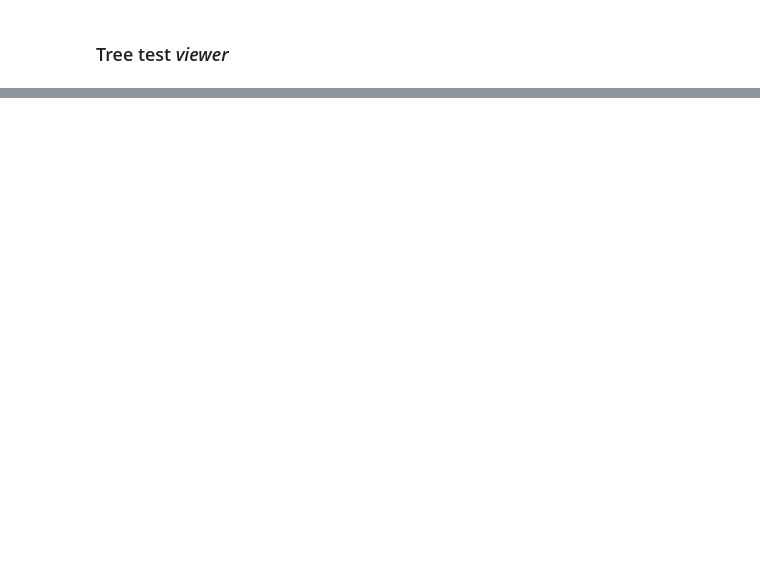
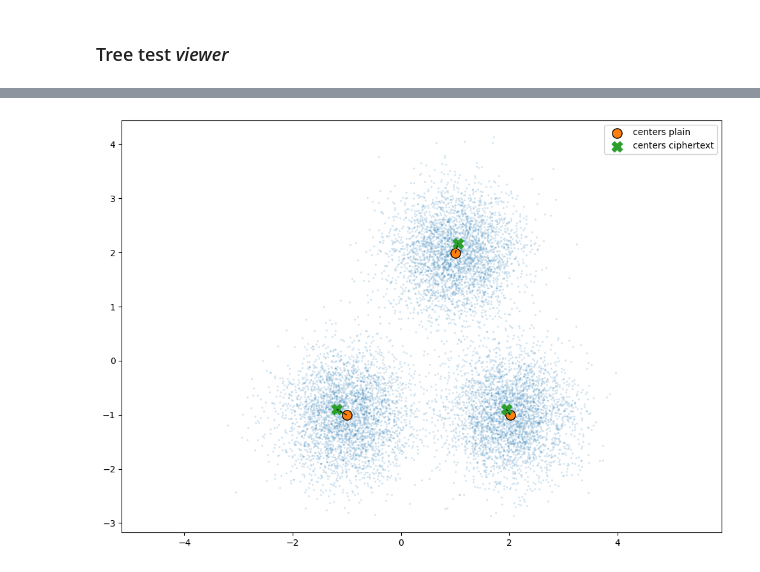
Before and after one commit to davidecerutti/HashComb, a Jupyter notebook: Hash-Comb-Python/hashcomb.ipynb, the cells around one changed output, grey strips where cells are left out. Saved outputs shown, nothing was run; the diff lists cells and outputs as text; code cells hidden in the pictures; blank space fills up the shorter version.

```diff
--- a/Hash-Comb-Python/hashcomb.ipynb
+++ b/Hash-Comb-Python/hashcomb.ipynb
@@ -273,0 +480,15 @@ plot_tree_levels(t.root, highlight_path=path_for_value(t.root, value),
+# %%
+kmeansPlain = KMeans(n_clusters=k, n_init="auto", random_state=0).fit(X)
+labelsPlain = kmeansPlain.labels_
+centersPlain = kmeansPlain.cluster_centers_
+
+plt.figure(figsize=(10, 7))
+colors = cycle('bgrclen(orderY)kbgrclen(orderY)k')
+for k_, col in zip(range(k), colors):
+    mask = labelsPlain == k_
+    c = centersPlain[k_]
+    plt.plot(X[mask, 0], X[mask, 1], col + '.', alpha=0.25)
+    plt.plot(c[0], c[1], 'o', markerfacecolor=col, markeredgecolor='k', markersize=10)
+plt.axis('equal');
+plt.tight_layout();
+plt.show()
@@ -273,0 +507,60 @@ plot_tree_levels(t.root, highlight_path=path_for_value(t.root, value),
+# %%
+Xn, mins, rng = normalizePerAxis(X)
+encX = encoderX.encodeArray(Xn[:,0])
+encY = encoderY.encodeArray(Xn[:,1])
+
+print("Encoded X sample: ", encX)
+print("Encoded Y sample: ", encY)
+
+orderX, orderMapX = orderedHashes1D(encoderX, minVal, maxVal)
+orderY, orderMapY = orderedHashes1D(encoderY, minVal, maxVal)
+
+ix = np.array([orderMapX[str(h)] for h in encX], dtype=np.int32)
+iy = np.array([orderMapY[str(h)] for h in encY], dtype=np.int32)
+
+pairs = np.column_stack([ix, iy])
+keyTuples, inverse, counts = np.unique(pairs, axis=0, return_inverse=True, return_counts=True)
+
+# 3) KMeans over the index (ciphertext)
+kmeansCipher = KMeans(n_clusters=k, n_init="auto", random_state=0)
+kmeansCipher.fit(keyTuples, sample_weight=counts)
+centersIdx = kmeansCipher.cluster_centers_
+
+centersIdxRound = np.rint(centersIdx).astype(int)
+centersIdxRound[:,0] = np.clip(centersIdxRound[:,0], 0, len(orderX)-1)
+centersIdxRound[:,1] = np.clip(centersIdxRound[:,1], 0, len(orderY)-1)
+
+# Hash of the blobs centre
+centerHashesX = [orderX[i] for i in centersIdxRound[:,0]]
+centerHashesY = [orderY[i] for i in centersIdxRound[:,1]]
+
+# 5) decode centers
+cx = decoderX.decodeArray(np.array(centerHashesX, dtype=object))
+cy = decoderY.decodeArray(np.array(centerHashesY, dtype=object))
+centersCipherDecoded01 = np.column_stack([cx, cy]).astype(np.float32)  # in [0,1]
+
+centersCipherDecoded = denormalizePerAxis(centersCipherDecoded01, mins, rng)
+centersCipherDecoded
+
+def matchCenters(A, B):
+    D = cdist(A, B)
+    order = D.argmin(axis=1)
+    return B[order], D[np.arange(len(A)), order]
+
+centersCipherMatched, dists = matchCenters(centersPlain, centersCipherDecoded)
+print()
+print("center distances (plain <-> ciphertext):", dists)
+print("mean center distance:", float(dists.mean()))
+
+plt.figure(figsize=(10, 7))
+plt.scatter(X[:,0], X[:,1], s=2, alpha=0.12)
+plt.scatter(centersPlain[:,0], centersPlain[:,1], marker='o', s=120, edgecolor='k', label="centers plain")
+plt.scatter(centersCipherMatched[:,0], centersCipherMatched[:,1], marker='X', s=140, label="centers ciphertext")
+for a, b in zip(centersPlain, centersCipherMatched):
+    plt.plot([a[0], b[0]], [a[1], b[1]], 'k--', linewidth=1)
+
+plt.axis('equal');
+plt.legend();
+plt.tight_layout();
+plt.show()
+# %% [output]
@@ -273,0 +573 @@ plot_tree_levels(t.root, highlight_path=path_for_value(t.root, value),
+[figure, added]
```
Also changed, not shown: parts of 24 cells of this notebook, 7 other files.
